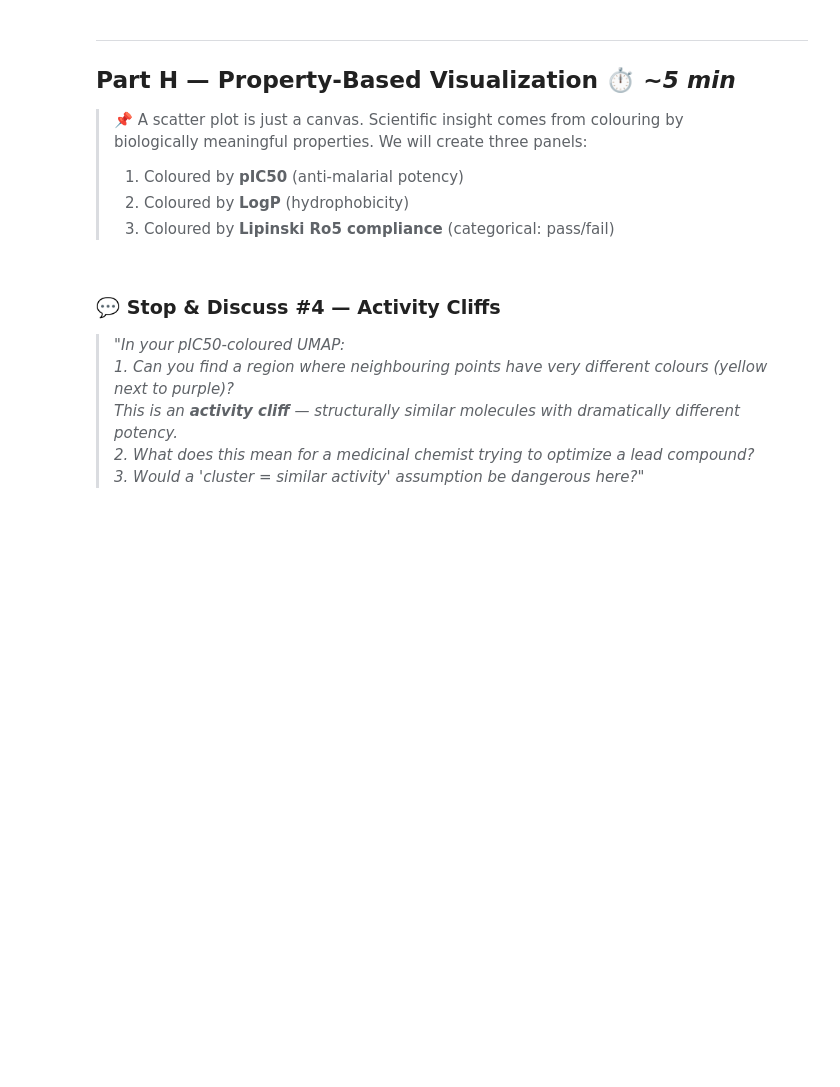
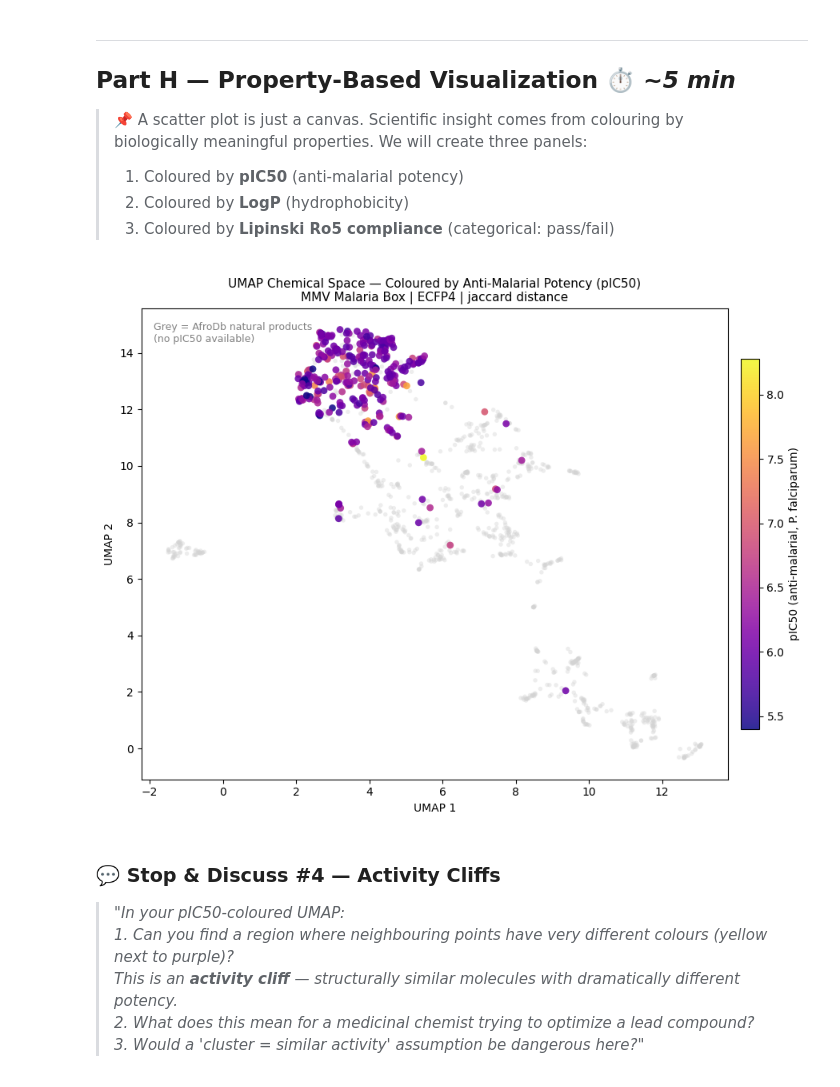
Before and after one commit to djoy4stem/caismd_2026_chemspeace_xplr, a Jupyter notebook: notebooks/caismd_2026_chemspace_xplr.ipynb, the cells around one changed output. Saved outputs shown, nothing was run; the diff lists cells and outputs as text; code cells hidden in the pictures; blank space fills up the shorter version.

```diff
--- a/notebooks/caismd_2026_chemspace_xplr.ipynb
+++ b/notebooks/caismd_2026_chemspace_xplr.ipynb
@@ -739,11 +858,11 @@ plt.show()
 # ============================================================
 
 reducer = umap.UMAP(
-    n_neighbors  = ___,
-    min_dist     = ___,
-    metric       = ___,
-    n_components = ___,
-    random_state = ___
+    n_neighbors  = 15,
+    min_dist     = 0.1,
+    metric       = 'jaccard',
+    n_components = 2,
+    random_state = 42
 )
 
 # ── Pre-compute cache ─────────────────────────────────────────────────────────
@@ -894,38 +1025,40 @@ mmv_mask = df_clean['source'] == 'MMV'
 df_mmv   = df_clean[mmv_mask].copy()
 
 fig, ax = plt.subplots(figsize=(9, 7))
 
 # Background: all compounds in grey
 ax.scatter(df_clean['UMAP_1'], df_clean['UMAP_2'], c='lightgrey', s=15, alpha=0.4, edgecolors='none', zorder=1)
 
 # ============================================================
 # TODO 8 — Overlay MMV compounds coloured by pIC50.
 # Use:
 #   x = df_mmv['UMAP_1'],  y = df_mmv['UMAP_2']
-#   c = df_mmv['pIC50']    ← this column holds the activity values
+#   c = df_mmv['pIC50''pIC50']    ← this column holds the activity values
 #   cmap = 'plasma'        ← perceptually uniform colormap
 #   s=40, alpha=0.85, edgecolors='none', zorder=2
 # Store the scatter return value as `sc` to attach the colorbar.
 # ============================================================
 
 sc = ax.scatter(
-    df_mmv[___],      # x axis
-    df_mmv[___],      # y axis
-    c    = ___,       # colour by pIC50
-    cmap = ___,
+    df_mmv['UMAP_1'],      # x axis
+    df_mmv['UMAP_2'],      # y axis
+    c    = df_mmv['pIC50'],       # colour by pIC50
+    cmap = 'plasma',
     s=40, alpha=0.85, edgecolors='none', zorder=2
 )
 
 # --- PRE-WRITTEN: colorbar and labels ---
 cbar = fig.colorbar(sc, ax=ax, fraction=0.03, pad=0.02)
 cbar.set_label('pIC50 (anti-malarial, P. falciparum)', fontsize=10)
 ax.set_xlabel('UMAP 1')
 ax.set_ylabel('UMAP 2')
 ax.set_title('UMAP Chemical Space — Coloured by Anti-Malarial Potency (pIC50)\nMMV Malaria Box | ECFP4 | jaccard distance', fontsize=11)
 ax.text(0.02, 0.97, 'Grey = AfroDb natural products\n(no pIC50 available)',
         transform=ax.transAxes, fontsize=9, va='top', color='grey')
 plt.tight_layout()
 plt.show()
+# %% [output]
+[figure, added]
 # %% [markdown]
 ### 💬 Stop & Discuss #4 — Activity Cliffs
 
```
Also changed, not shown: parts of 21 cells of this notebook, 2 other files.
